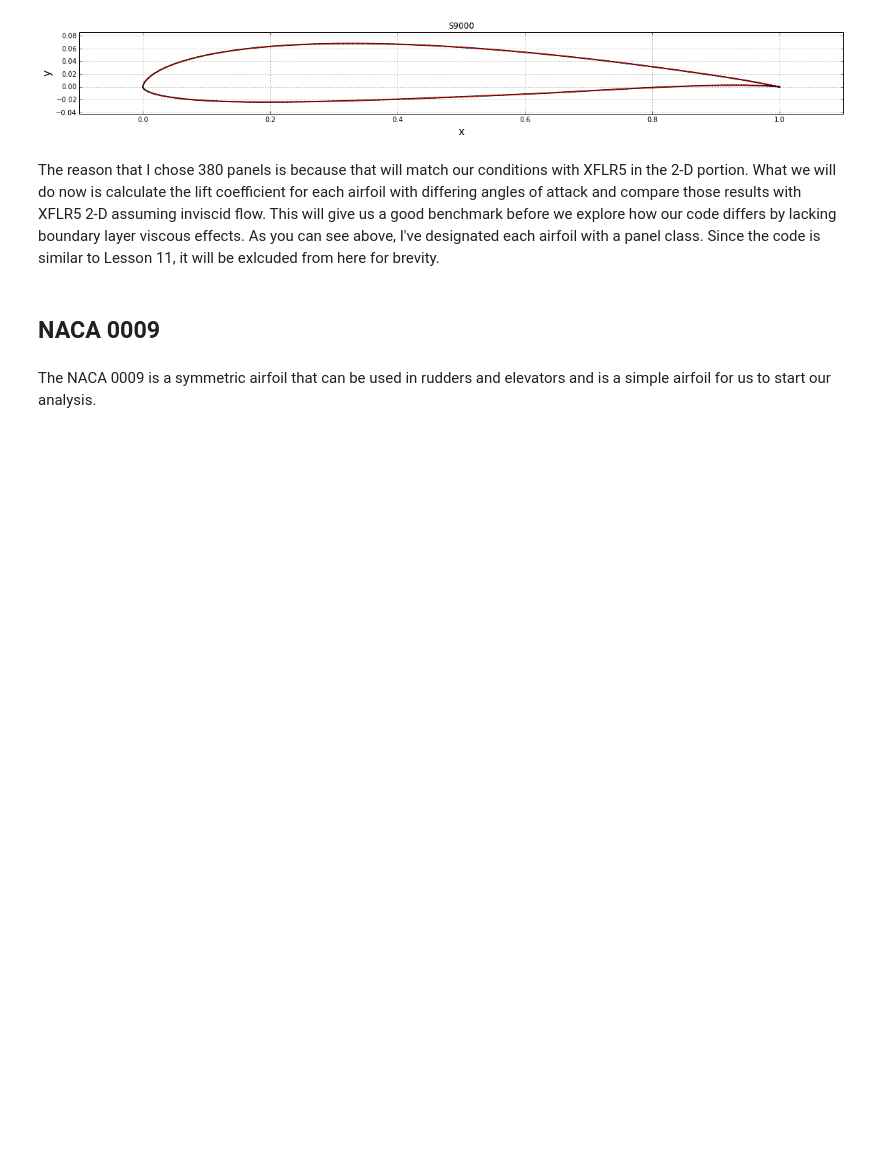
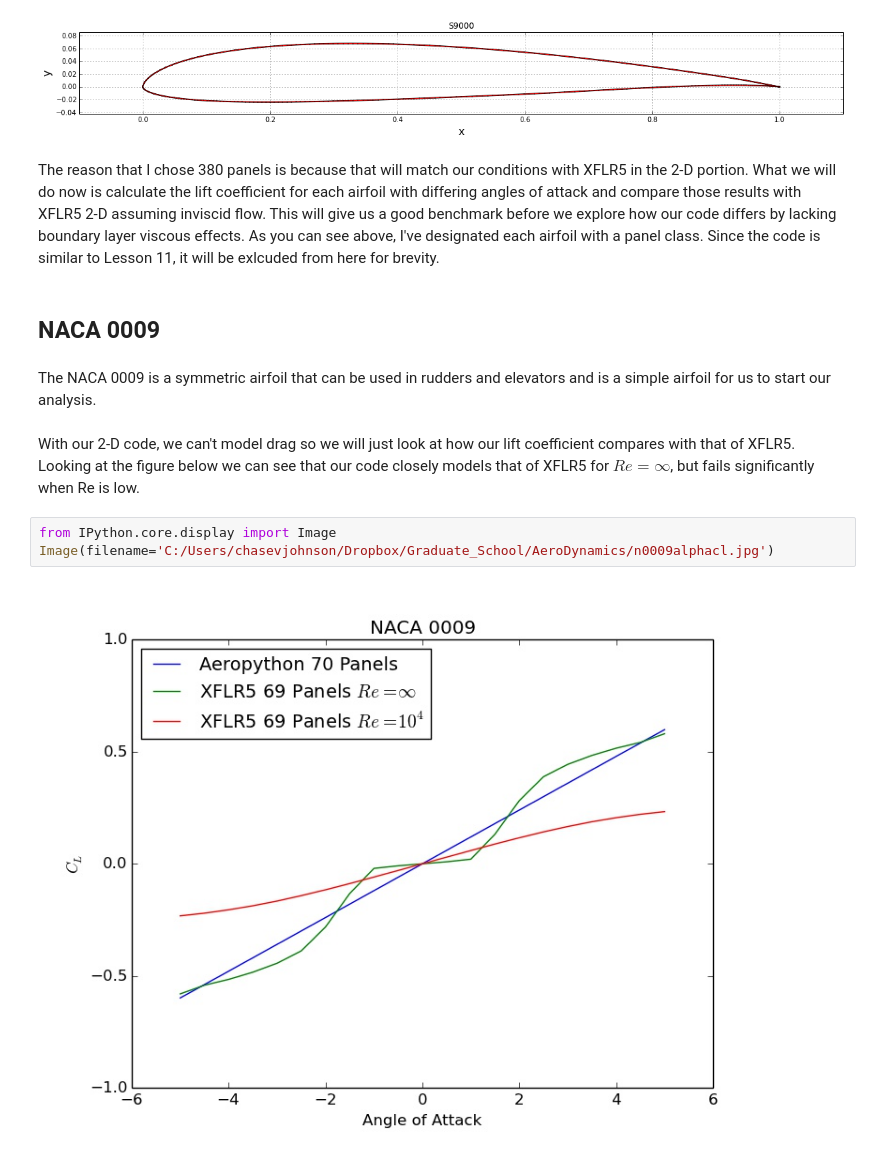
Before and after one commit to LTChaseJohnson/MAE6226, a Jupyter notebook: final project.ipynb, the cells around one changed output. Saved outputs shown, nothing was run; the diff lists cells and outputs as text; blank space fills up the shorter version.

```diff
--- a/final project.ipynb
+++ b/final project.ipynb
@@ -204,3 +204,10 @@ The reason that I chose 380 panels is because that will match our conditions wit
 ## NACA 0009
 # %% [markdown]
 The NACA 0009 is a symmetric airfoil that can be used in rudders and elevators and is a simple airfoil for us to start our analysis.
+# %% [markdown]
+With our 2-D code, we can't model drag so we will just look at how our lift coefficient compares with that of XFLR5.  Looking at the figure below we can see that our code closely models that of XFLR5 for $Re=\infty$, but fails significantly when Re is low.
+# %%
+from IPython.core.display import Image
+Image(filename='C:/Users/chasevjohnson/Dropbox/Graduate_School/AeroDynamics/n0009alphacl.jpg')
+# %% [output]
+[figure, added]
```
Also changed, not shown: parts of 8 cells of this notebook.
